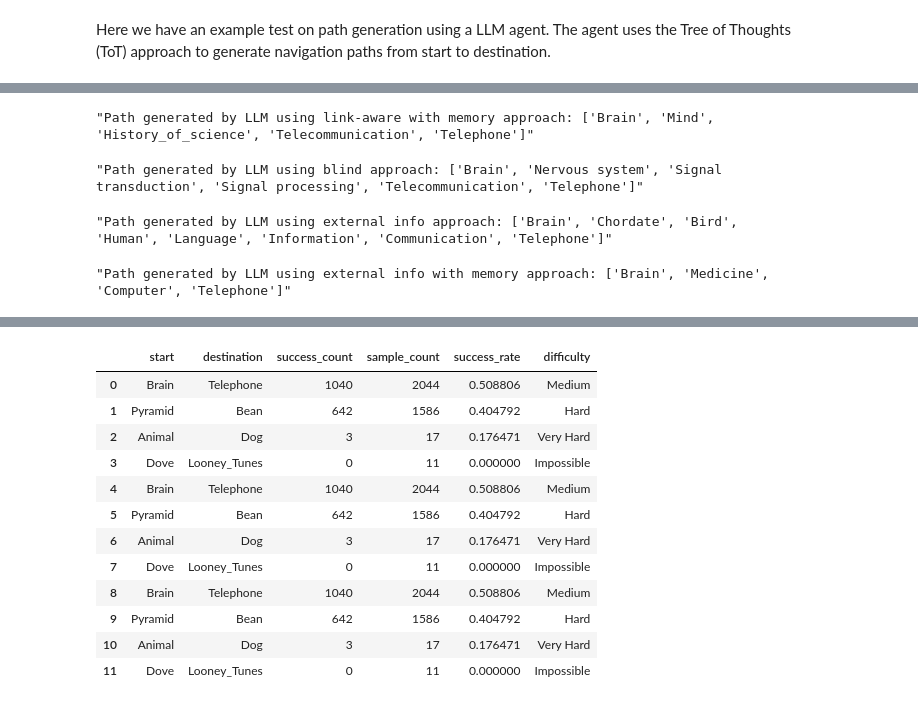
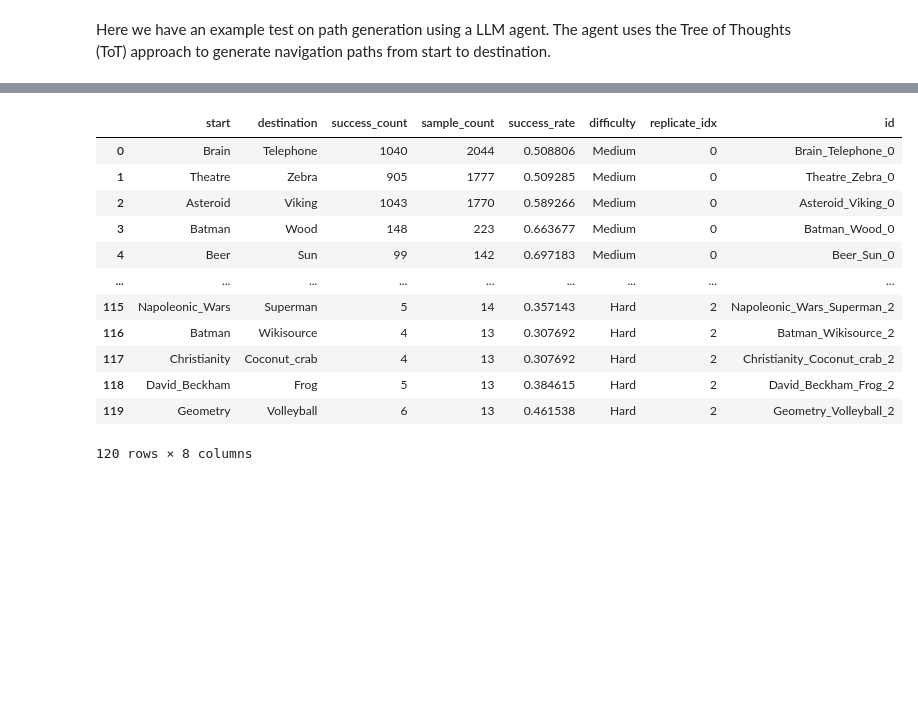
Before and after one commit to au-nlp/project-milestone-p2-group11, a Jupyter notebook: main.ipynb, the cells around one changed output, grey strips where cells are left out. Saved outputs shown, nothing was run; the diff lists cells and outputs as text; code cells hidden in the pictures; blank space fills up the shorter version.

```diff
--- a/main.ipynb
+++ b/main.ipynb
@@ -328,23 +316,9 @@ f'Path generated by LLM using link-aware approach: {llm_link_ware_path}'
-# %%
-llm_link_ware_path_mem = agent.navigate_link_aware(start, destination, with_memory=True)
-f'Path generated by LLM using link-aware with memory approach: {llm_link_ware_path_mem}'
-# %% [output]
-"Path generated by LLM using link-aware with memory approach: ['Brain', 'Mind', 'History_of_science', 'Telecommunication', 'Telephone']"
 # %%
-llm_blind_path = agent.navigate_blind(start, destination)
-f'Path generated by LLM using blind approach: {llm_blind_path}'
+# llm_blind_path = agent.navigate_blind(start, destination)
+# f'Path generated by LLM using blind approach: {llm_blind_path}'
-# %% [output]
-"Path generated by LLM using blind approach: ['Brain', 'Nervous system', 'Signal transduction', 'Signal processing', 'Telecommunication', 'Telephone']"
 # %%
-llm_external_path = agent.navigate_with_external_info(start, destination)
-f'Path generated by LLM using external info approach: {llm_external_path}'
+# llm_external_path = agent.navigate_with_external_info(start, destination)
+# f'Path generated by LLM using external info approach: {llm_external_path}'
-# %% [output]
-"Path generated by LLM using external info approach: ['Brain', 'Chordate', 'Bird', 'Human', 'Language', 'Information', 'Communication', 'Telephone']"
-# %%
-llm_external_path_mem = agent.navigate_with_external_info(start, destination, with_memory=True)
-f'Path generated by LLM using external info with memory approach: {llm_external_path_mem}'
-# %% [output]
-"Path generated by LLM using external info with memory approach: ['Brain', 'Medicine', 'Computer', 'Telephone']"
 # %%
 resolved_df.head()
 # %% [output]
@@ -355,21 +329,21 @@ resolved_df.head()
 | 3 | 64dd5cd342e3780c | 1265613925 | 37 | [14th_century, Renaissance, Ancie... | NaN | finished | NaN | NaN | 14th_century | ... |
 | 4 | 015245d773376aab | 1366730828 | 175 | [14th_century, Italy, Roman_Catho... | 3.0 | finished | NaN | NaN | 14th_century | ... |
 # %%
-df_for_experiment = preprocessor.get_pairs_for_experiment(resolved_df,num_pairs=4)
+df_for_experiment = preprocessor.get_pairs_for_experiment(resolved_df,num_pairs=20)
 #30 top played games
 df_for_experiment
 # %% [output]
-|  | start | destination | success_count | sample_count | success_rate | difficulty |
-| 0 | Brain | Telephone | 1040 | 2044 | 0.508806 | Medium |
-| 1 | Pyramid | Bean | 642 | 1586 | 0.404792 | Hard |
-| 2 | Animal | Dog | 3 | 17 | 0.176471 | Very Hard |
-| 3 | Dove | Looney_Tunes | 0 | 11 | 0.000000 | Impossible |
-| 4 | Brain | Telephone | 1040 | 2044 | 0.508806 | Medium |
-| 5 | Pyramid | Bean | 642 | 1586 | 0.404792 | Hard |
-| 6 | Animal | Dog | 3 | 17 | 0.176471 | Very Hard |
-| 7 | Dove | Looney_Tunes | 0 | 11 | 0.000000 | Impossible |
-| 8 | Brain | Telephone | 1040 | 2044 | 0.508806 | Medium |
-| 9 | Pyramid | Bean | 642 | 1586 | 0.404792 | Hard |
-| 10 | Animal | Dog | 3 | 17 | 0.176471 | Very Hard |
-| 11 | Dove | Looney_Tunes | 0 | 11 | 0.000000 | Impossible |
+|  | start | destination | success_count | sample_count | success_rate | difficulty | replicate_idx | id |
+| 0 | Brain | Telephone | 1040 | 2044 | 0.508806 | Medium | 0 | Brain_Telephone_0 |
+| 1 | Theatre | Zebra | 905 | 1777 | 0.509285 | Medium | 0 | Theatre_Zebra_0 |
+| 2 | Asteroid | Viking | 1043 | 1770 | 0.589266 | Medium | 0 | Asteroid_Viking_0 |
+| 3 | Batman | Wood | 148 | 223 | 0.663677 | Medium | 0 | Batman_Wood_0 |
+| 4 | Beer | Sun | 99 | 142 | 0.697183 | Medium | 0 | Beer_Sun_0 |
+| ... | ... | ... | ... | ... | ... | ... | ... | ... |
+| 115 | Napoleonic_Wars | Superman | 5 | 14 | 0.357143 | Hard | 2 | Napoleonic_Wars_Superman_2 |
+| 116 | Batman | Wikisource | 4 | 13 | 0.307692 | Hard | 2 | Batman_Wikisource_2 |
+| 117 | Christianity | Coconut_crab | 4 | 13 | 0.307692 | Hard | 2 | Christianity_Coconut_crab_2 |
+| 118 | David_Beckham | Frog | 5 | 13 | 0.384615 | Hard | 2 | David_Beckham_Frog_2 |
+| 119 | Geometry | Volleyball | 6 | 13 | 0.461538 | Hard | 2 | Geometry_Volleyball_2 |
+120 rows × 8 columns
 # %%
```
Also changed, not shown: parts of 9 cells of this notebook, 7 other files.
